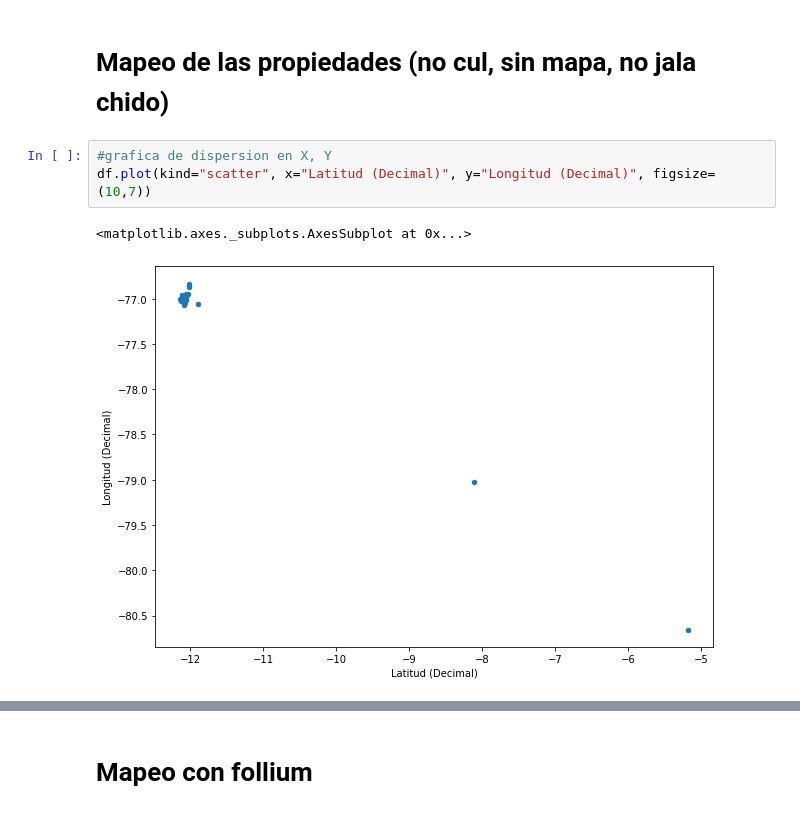
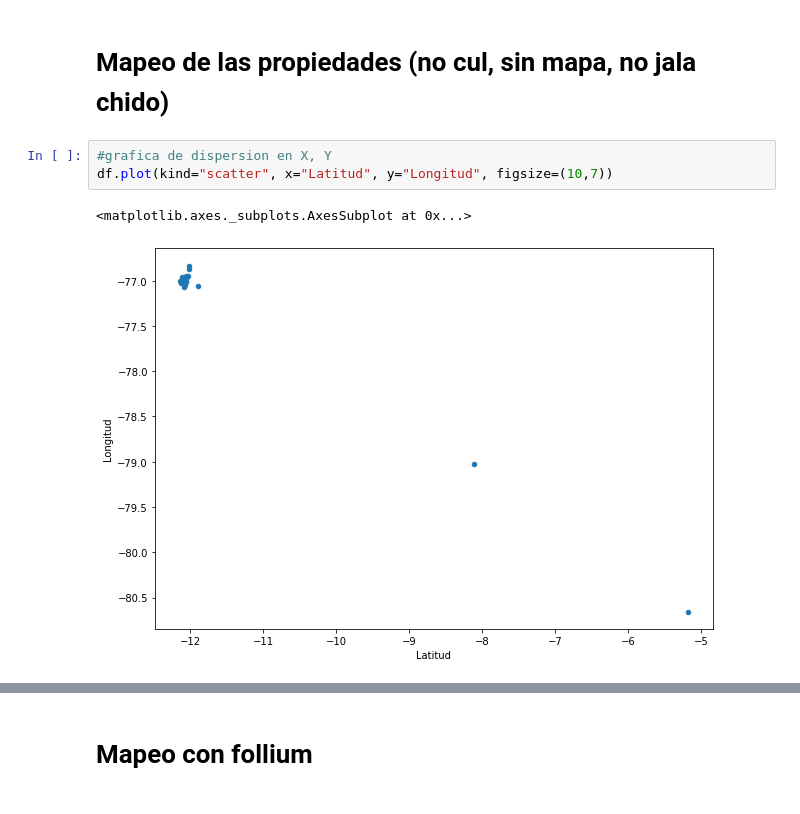
Before and after one commit to Devsthink/BBVA-DATA-DRIVEN, a Jupyter notebook: BBVA_Hackaton.ipynb, the cells around one changed output, grey strips where cells are left out. Cells and saved outputs as stored; diff of their text form.

```diff
--- a/BBVA_Hackaton.ipynb
+++ b/BBVA_Hackaton.ipynb
@@ -270,9 +233,9 @@ array([[<matplotlib.axes._subplots.AxesSubplot object at 0x...>,
 # Mapeo de las propiedades (no cul, sin mapa, no jala chido)
 # %%
 #grafica de dispersion en X, Y
-df.plot(kind="scatter", x="Latitud (Decimal)", y="Longitud (Decimal)", figsize=(10,7))
+df.plot(kind="scatter", x="Latitud", y="Longitud", figsize=(10,7))
 # %% [output]
 <matplotlib.axes._subplots.AxesSubplot at 0x...>
-[figure, old version]
+[figure, new version]
 # %%
 #grafica de dispersion en X, Y con alfa para ver donde hay mayor densidad
```
Also changed, not shown: parts of 28 cells of this notebook.
